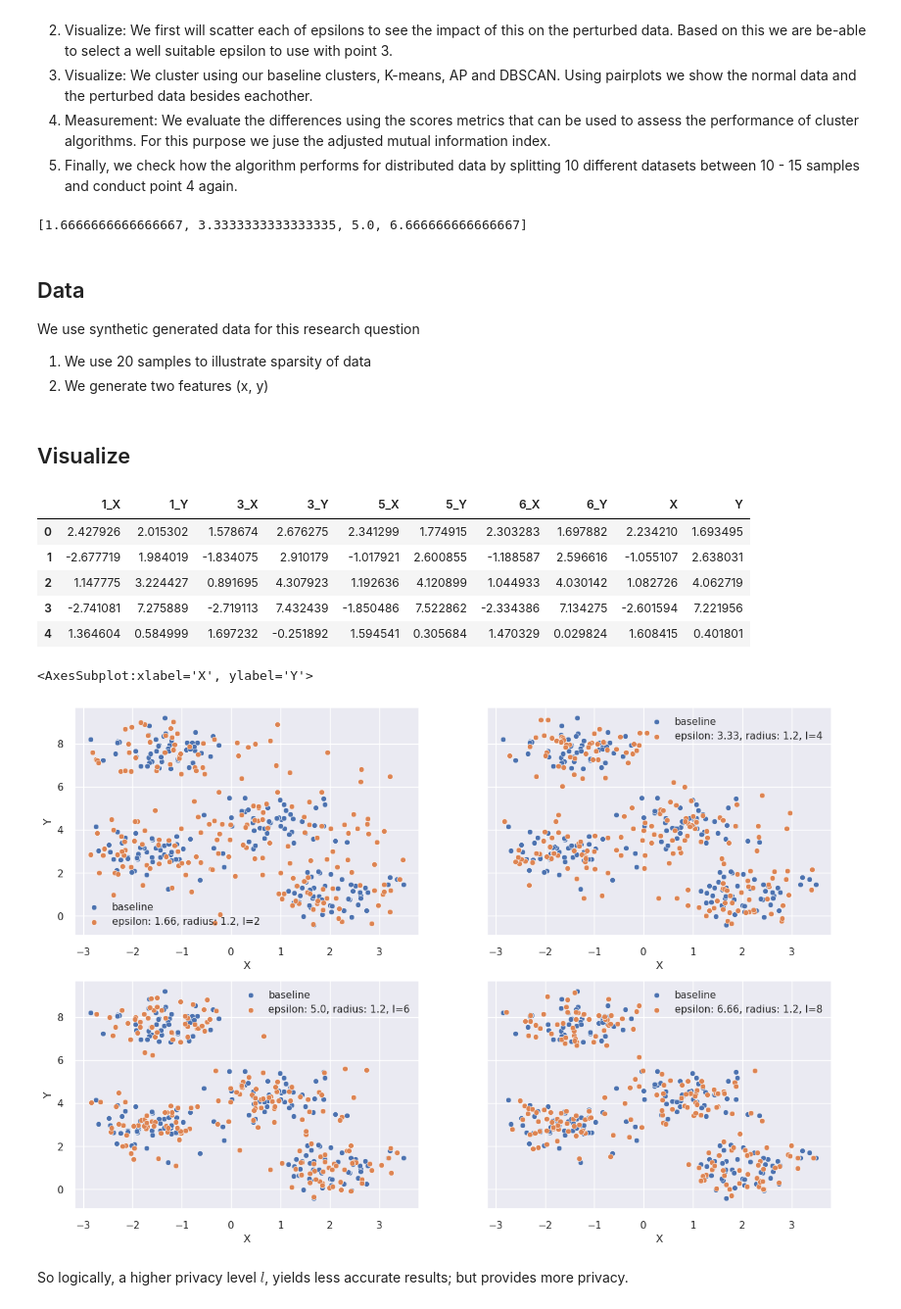
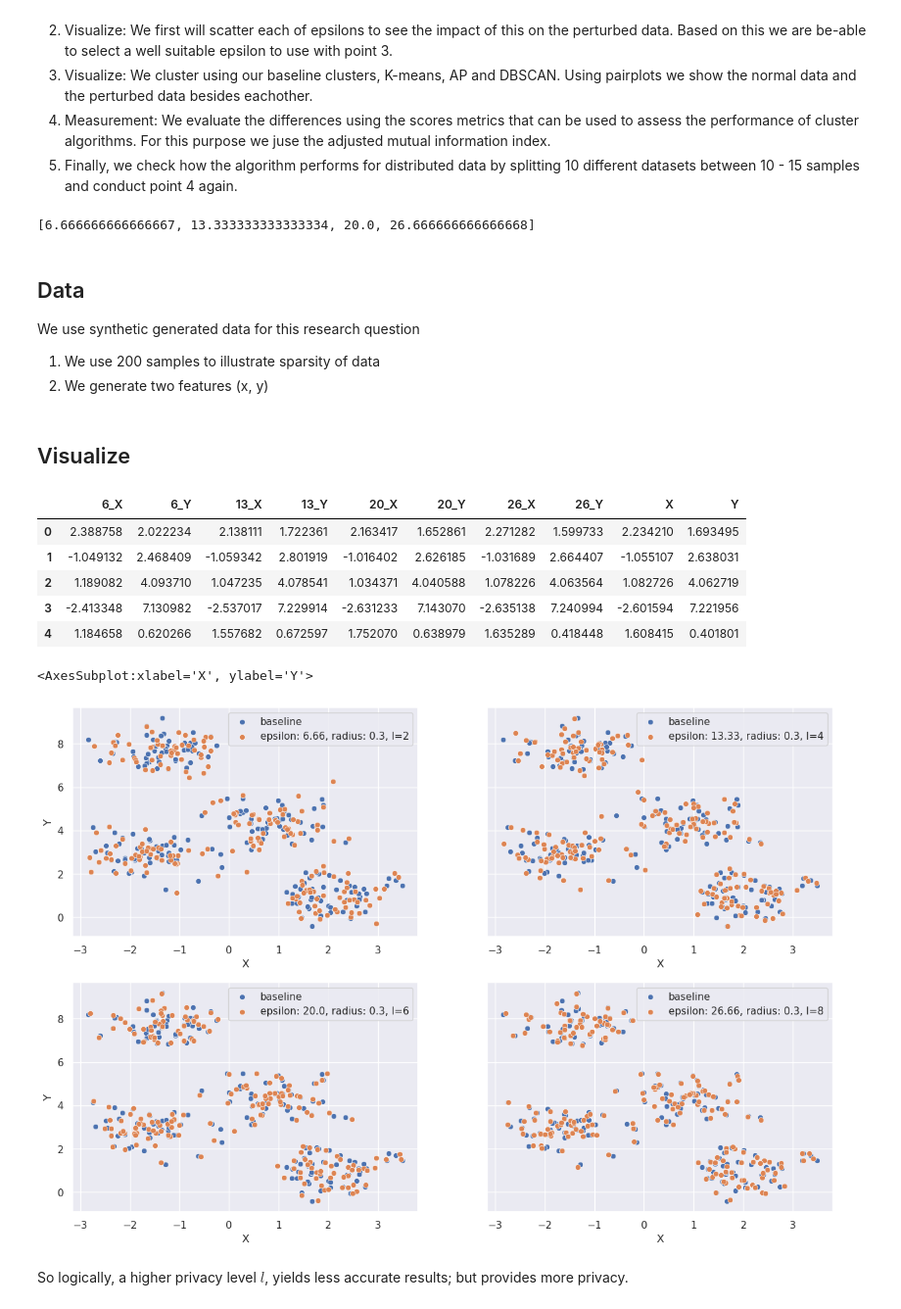
Before and after one commit to tjvanderende/privacy-preserved-clustering-with-nD-Laplace, a Jupyter notebook: RQ1/2D-Laplace-experiment.ipynb, the cells around one changed output. Shown at 98% size. Cells and saved outputs as stored; diff of their text form; code cells hidden in the pictures.

```diff
--- a/RQ1/2D-Laplace-experiment.ipynb
+++ b/RQ1/2D-Laplace-experiment.ipynb
@@ -110,17 +110,17 @@ def generate_truncated_laplace_noise(X, epsilon):
 4. Measurement: We evaluate the differences using the scores metrics that can be used to assess the performance of cluster algorithms. For this purpose we juse the adjusted mutual information index.
 4. Finally, we check how the algorithm performs for distributed data by splitting 10 different datasets between 10 - 15 samples and conduct point 4 again.
 # %%
-radius= 1.2 # radius r, for now we do 2x the standard deviation of
+radius= 0.3 # radius r, for now we divide the standard deviation by 2
 levels = [2, 4, 6, 8] # privacy level l
 
 epsilons = [l/radius for l in levels]
 epsilons
 # %% [output]
-[1.6666666666666667, 3.3333333333333335, 5.0, 6.666666666666667]
+[6.666666666666667, 13.333333333333334, 20.0, 26.666666666666668]
 # %% [markdown]
 ## Data
 We use synthetic generated data for this research question
-1. We use 20 samples to illustrate sparsity of data
+1. We use 200 samples to illustrate sparsity of data
 2. We generate two features (x, y)
 # %%
 from sklearn.datasets._samples_generator import make_blobs
@@ -148,28 +148,28 @@ df['X'] = X[:, 0]
 df['Y'] = X[:, 1]
 df.head()
 # %% [output]
-|  | 1_X | 1_Y | 3_X | 3_Y | 5_X | 5_Y | 6_X | 6_Y | X | Y |
-| 0 | 2.427926 | 2.015302 | 1.578674 | 2.676275 | 2.341299 | 1.774915 | 2.303283 | 1.697882 | 2.234210 | 1.693495 |
-| 1 | -2.677719 | 1.984019 | -1.834075 | 2.910179 | -1.017921 | 2.600855 | -1.188587 | 2.596616 | -1.055107 | 2.638031 |
-| 2 | 1.147775 | 3.224427 | 0.891695 | 4.307923 | 1.192636 | 4.120899 | 1.044933 | 4.030142 | 1.082726 | 4.062719 |
-| 3 | -2.741081 | 7.275889 | -2.719113 | 7.432439 | -1.850486 | 7.522862 | -2.334386 | 7.134275 | -2.601594 | 7.221956 |
-| 4 | 1.364604 | 0.584999 | 1.697232 | -0.251892 | 1.594541 | 0.305684 | 1.470329 | 0.029824 | 1.608415 | 0.401801 |
+|  | 6_X | 6_Y | 13_X | 13_Y | 20_X | 20_Y | 26_X | 26_Y | X | Y |
+| 0 | 2.388758 | 2.022234 | 2.138111 | 1.722361 | 2.163417 | 1.652861 | 2.271282 | 1.599733 | 2.234210 | 1.693495 |
+| 1 | -1.049132 | 2.468409 | -1.059342 | 2.801919 | -1.016402 | 2.626185 | -1.031689 | 2.664407 | -1.055107 | 2.638031 |
+| 2 | 1.189082 | 4.093710 | 1.047235 | 4.078541 | 1.034371 | 4.040588 | 1.078226 | 4.063564 | 1.082726 | 4.062719 |
+| 3 | -2.413348 | 7.130982 | -2.537017 | 7.229914 | -2.631233 | 7.143070 | -2.635138 | 7.240994 | -2.601594 | 7.221956 |
+| 4 | 1.184658 | 0.620266 | 1.557682 | 0.672597 | 1.752070 | 0.638979 | 1.635289 | 0.418448 | 1.608415 | 0.401801 |
 # %%
 fig, axes = plt.subplots(2, 2, figsize=(15, 10), sharey=True)
 sns.scatterplot(data=df, x='X', y='Y', ax=axes[0,0], label='baseline')
-sns.scatterplot(data=df, x='1_X', y='1_Y', ax=axes[0,0], label='epsilon: 1.66, radius: 1.2, l=2')
+sns.scatterplot(data=df, x='6_X', y='6_Y', ax=axes[0,0], label='epsilon: 6.66, radius: 0.3, l=2')
 
 sns.scatterplot(data=df, x='X', y='Y', ax=axes[0,1], label='baseline')
-sns.scatterplot(data=df, x='3_X', y='3_Y', ax=axes[0,1], label='epsilon: 3.33, radius: 1.2, l=4')
+sns.scatterplot(data=df, x='13_X', y='13_Y', ax=axes[0,1], label='epsilon: 13.33, radius: 0.3, l=4')
 
 sns.scatterplot(data=df, x='X', y='Y', ax=axes[1,0], label='baseline')
-sns.scatterplot(data=df, x='5_X', y='5_Y', ax=axes[1,0], label='epsilon: 5.0, radius: 1.2, l=6')
+sns.scatterplot(data=df, x='20_X', y='20_Y', ax=axes[1,0], label='epsilon: 20.0, radius: 0.3, l=6')
 
 sns.scatterplot(data=df, x='X', y='Y', ax=axes[1,1], label='baseline')
-sns.scatterplot(data=df, x='6_X', y='6_Y', ax=axes[1,1], label='epsilon: 6.66, radius: 1.2, l=8')
+sns.scatterplot(data=df, x='26_X', y='26_Y', ax=axes[1,1], label='epsilon: 26.66, radius: 0.3, l=8')
 # %% [output]
 <AxesSubplot:xlabel='X', ylabel='Y'>
-[figure, old version]
+[figure, new version]
 # %% [markdown]
 So logically, a higher privacy level $l$, yields less accurate results; but provides more privacy.
 # %% [markdown]
```
Also changed, not shown: parts of 14 cells of this notebook, 3 other files.
